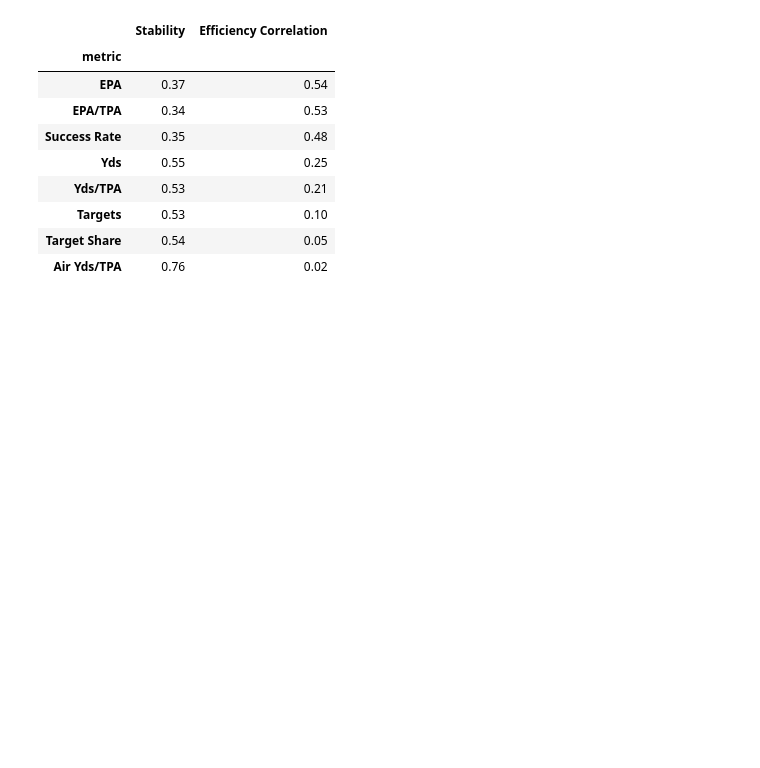
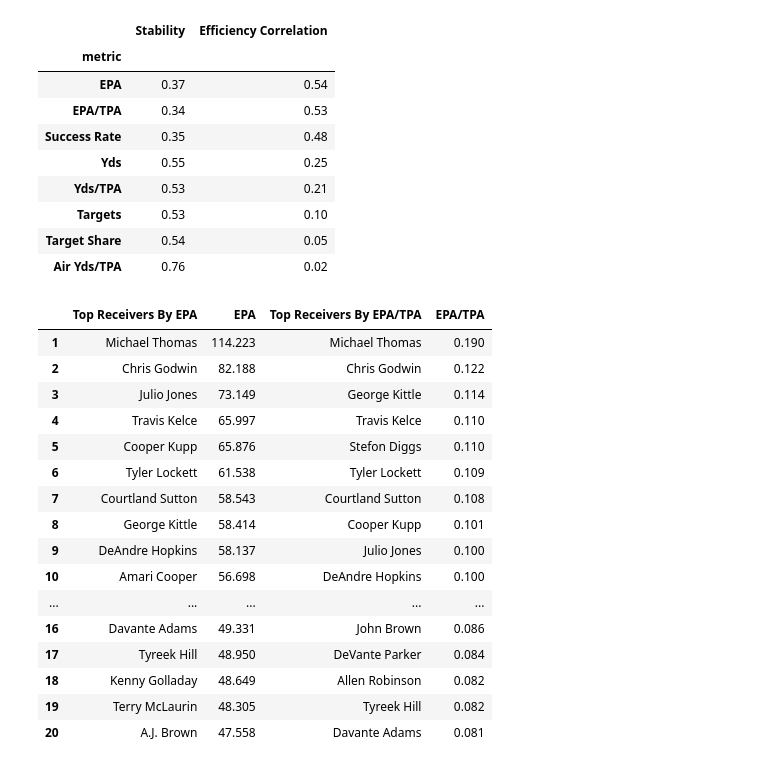
Before and after one commit to luckyprophet5/nfl_projects, a Jupyter notebook: receiver_analysis.ipynb, the cells around one changed output. Saved outputs shown, nothing was run; the diff lists cells and outputs as text; code cells hidden in the pictures; blank space fills up the shorter version.

```diff
--- a/receiver_analysis.ipynb
+++ b/receiver_analysis.ipynb
@@ -148,4 +148,35 @@ format_df(metric_df.sort_values('efficiency_correlation', ascending=False))#.to_
 | Targets | 0.53 | 0.10 |
 | Target Share | 0.54 | 0.05 |
 | Air Yds/TPA | 0.76 | 0.02 |
+# %%
+# top 20 receivers of 2019 by EPA vs EPA/TPA:
+
+top_epa_2019 = receiver_data(data, years=[2019]).sort_values('epa',ascending=False)[:20][['receiver', 'epa']]
+top_epa_2019.index = np.arange(1, len(top_epa_2019)+1)
+top_epa_2019.rename(columns={'receiver':'top receivers by EPA'}, inplace=True)
+
+top_epa_per_team_att_2019 = receiver_data(data, years=[2019]).sort_values('epa/team_atts',ascending=False)[:20][['receiver', 'epa/team_atts']]
+top_epa_per_team_att_2019.index = np.arange(1, len(top_epa_per_team_att_2019)+1)
+top_epa_2019['top receivers by EPA/TPA'] = top_epa_per_team_att_2019['receiver']
+top_epa_2019['EPA/TPA'] = top_epa_per_team_att_2019['epa/team_atts']
+
+format_df(top_epa_2019, round_decimal=3)#.to_html().replace('\n','')
+# %% [output]
+|  | Top Receivers By EPA | EPA | Top Receivers By EPA/TPA | EPA/TPA |
+| 1 | Michael Thomas | 114.223 | Michael Thomas | 0.190 |
+| 2 | Chris Godwin | 82.188 | Chris Godwin | 0.122 |
+| 3 | Julio Jones | 73.149 | George Kittle | 0.114 |
+| 4 | Travis Kelce | 65.997 | Travis Kelce | 0.110 |
+| 5 | Cooper Kupp | 65.876 | Stefon Diggs | 0.110 |
+| 6 | Tyler Lockett | 61.538 | Tyler Lockett | 0.109 |
+| 7 | Courtland Sutton | 58.543 | Courtland Sutton | 0.108 |
+| 8 | George Kittle | 58.414 | Cooper Kupp | 0.101 |
+| 9 | DeAndre Hopkins | 58.137 | Julio Jones | 0.100 |
+| 10 | Amari Cooper | 56.698 | DeAndre Hopkins | 0.100 |
+| ... | ... | ... | ... | ... |
+| 16 | Davante Adams | 49.331 | John Brown | 0.086 |
+| 17 | Tyreek Hill | 48.950 | DeVante Parker | 0.084 |
+| 18 | Kenny Golladay | 48.649 | Allen Robinson | 0.082 |
+| 19 | Terry McLaurin | 48.305 | Tyreek Hill | 0.082 |
+| 20 | A.J. Brown | 47.558 | Davante Adams | 0.081 |
 # %%
```
Also changed, not shown: parts of 18 cells of this notebook.
